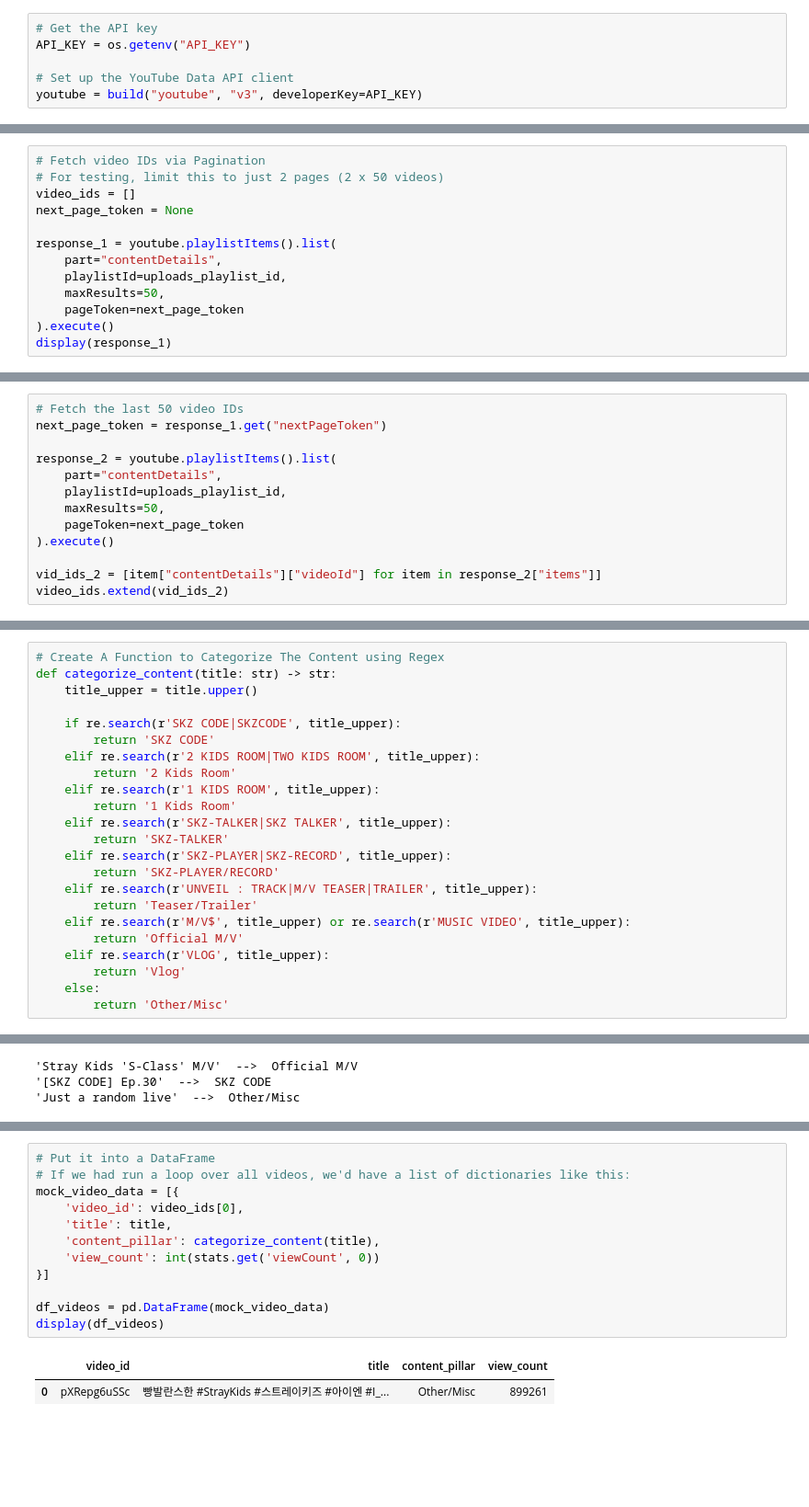
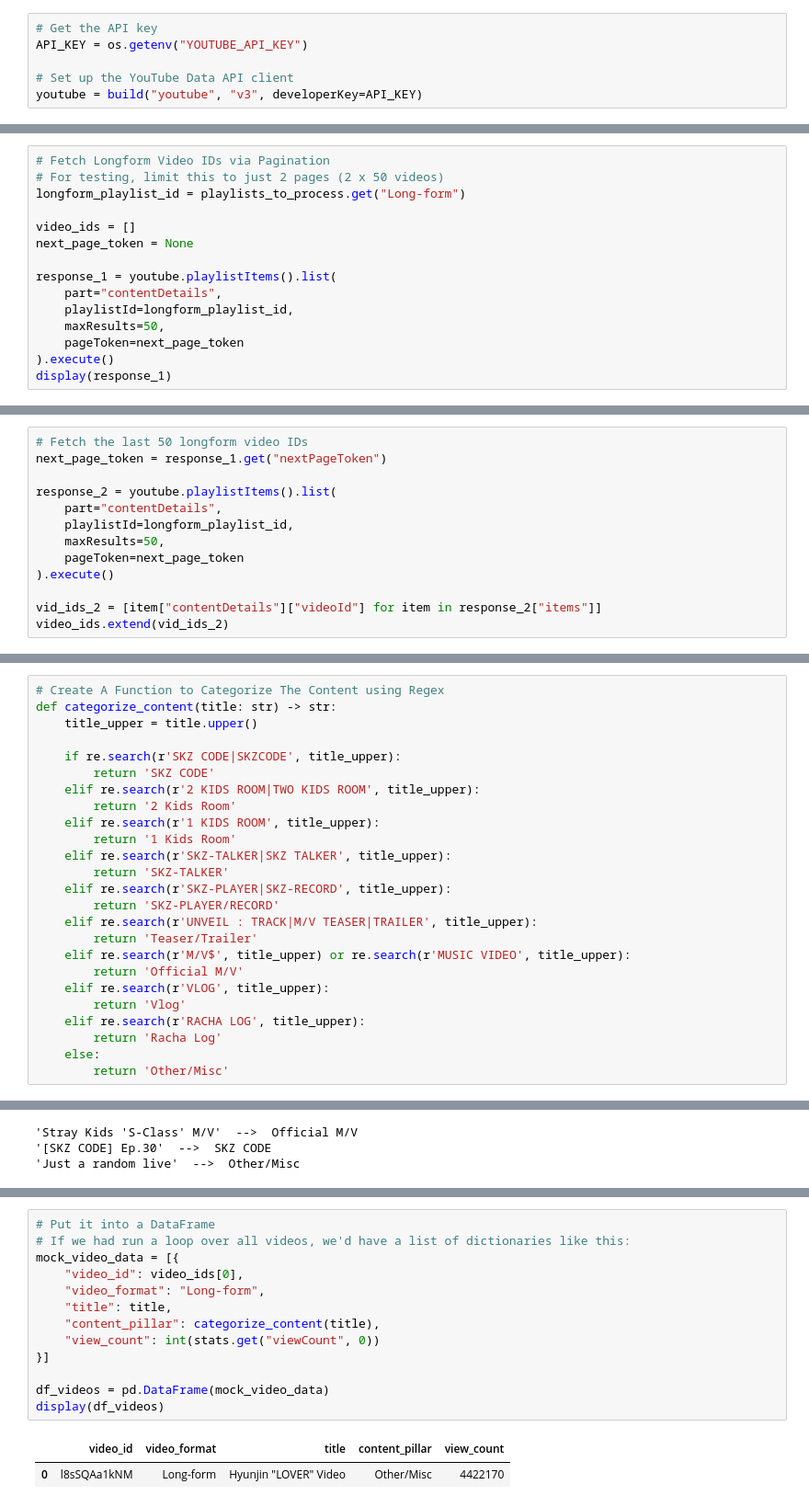
Before and after one commit to tejakusumahyusuf832/skz-pace, a Jupyter notebook: notebooks/1.0-data-acquisition-and-preparation.ipynb, the cells around one changed output, grey strips where cells are left out. Shown at 92% size. Saved outputs shown, nothing was run; the diff lists cells and outputs as text; blank space fills up the shorter version.

Commit message:
Refine the approach to categorize videos

```diff
--- a/notebooks/1.0-data-acquisition-and-preparation.ipynb
+++ b/notebooks/1.0-data-acquisition-and-preparation.ipynb
@@ -15,7 +16,7 @@ dotenv.load_dotenv()
 True
 # %%
 # Get the API key
-API_KEY = os.getenv("API_KEY")
+API_KEY = os.getenv("YOUTUBE_API_KEY")
 
 # Set up the YouTube Data API client
 youtube = build("youtube", "v3", developerKey=API_KEY)
@@ -60,12 +38,14 @@ Stray Kids Uploads Playlist ID: UU9rMiEjNaCSsebs31MRDCRA
 # %%
-# Fetch video IDs via Pagination
+# Fetch Longform Video IDs via Pagination
 # For testing, limit this to just 2 pages (2 x 50 videos)
+longform_playlist_id = playlists_to_process.get("Long-form")
+
 video_ids = []
 next_page_token = None
 
 response_1 = youtube.playlistItems().list(
     part="contentDetails",
-    playlistId=uploads_playlist_id,
+    playlistId=longform_playlist_id,
     maxResults=50,
     pageToken=next_page_token
 ).execute()
@@ -161,10 +141,10 @@ display(video_ids)
 # %%
-# Fetch the last 50 video IDs
+# Fetch the last 50 longform video IDs
 next_page_token = response_1.get("nextPageToken")
 
 response_2 = youtube.playlistItems().list(
     part="contentDetails",
-    playlistId=uploads_playlist_id,
+    playlistId=longform_playlist_id,
     maxResults=50,
     pageToken=next_page_token
 ).execute()
@@ -197,6 +177,8 @@ def categorize_content(title: str) -> str:
         return 'Official M/V'
     elif re.search(r'VLOG', title_upper):
         return 'Vlog'
+    elif re.search(r'RACHA LOG', title_upper):
+        return 'Racha Log'
     else:
         return 'Other/Misc'
 # %%
@@ -293,15 +280,16 @@ for item in comment_response.get('items', []):
 # %%
 # Put it into a DataFrame
 # If we had run a loop over all videos, we'd have a list of dictionaries like this:
 mock_video_data = [{
-    'video_id': video_ids[0],
-    'title': title,
-    'content_pillar': categorize_content(title),
-    'view_count': int(stats.get('viewCount', 0))
+    "video_id": video_ids[0],
+    "video_format": "Long-form",
+    "title": title,
+    "content_pillar": categorize_content(title),
+    "view_count": int(stats.get("viewCount", 0))
 }]
 
 df_videos = pd.DataFrame(mock_video_data)
 display(df_videos)
 # %% [output]
-|  | video_id | title | content_pillar | view_count |
-| 0 | pXRepg6uSSc | 빵발란스한 #StrayKids #스트레이키즈 #아이엔 #I_... | Other/Misc | 899261 |
+|  | video_id | video_format | title | content_pillar | view_count |
+| 0 | l8sSQAa1kNM | Long-form | Hyunjin "LOVER" Video | Other/Misc | 4422170 |
```
Also changed, not shown: parts of 20 cells of this notebook.
